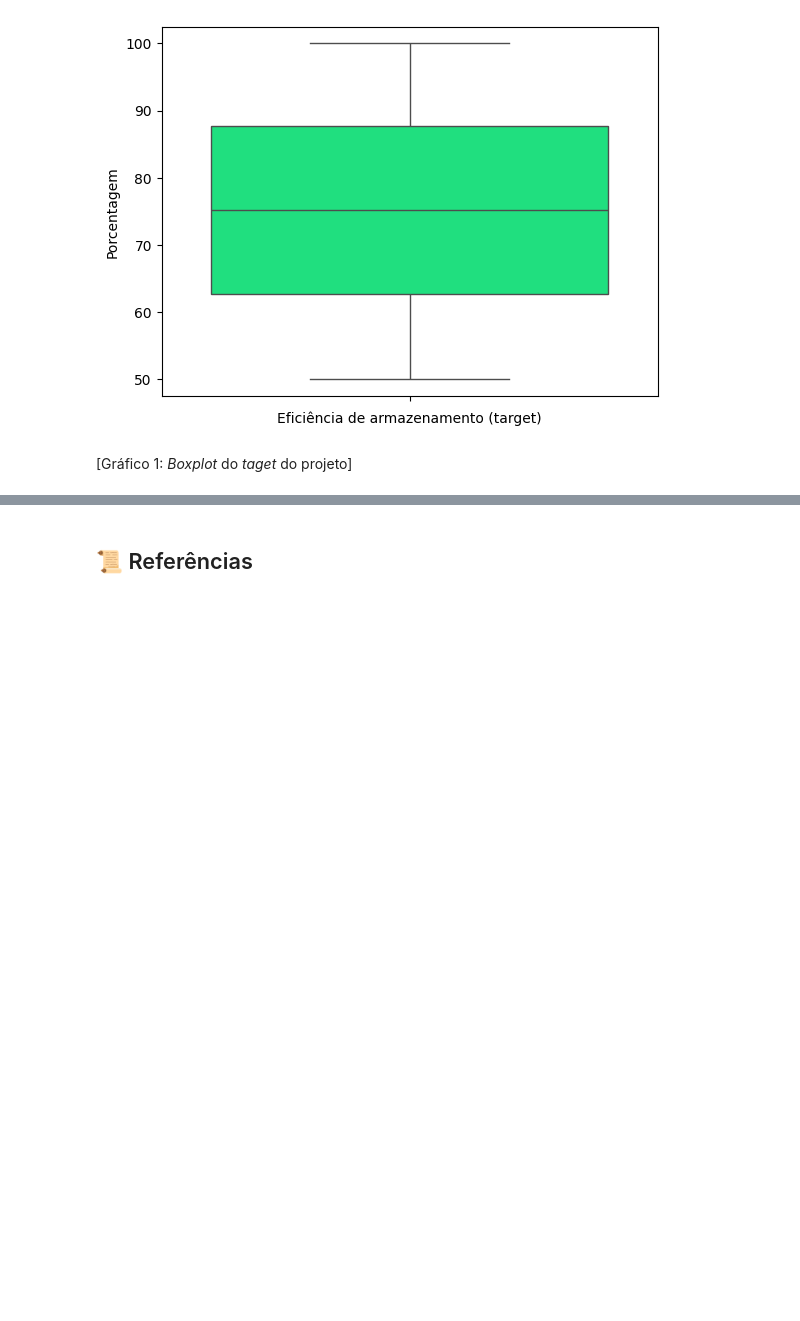
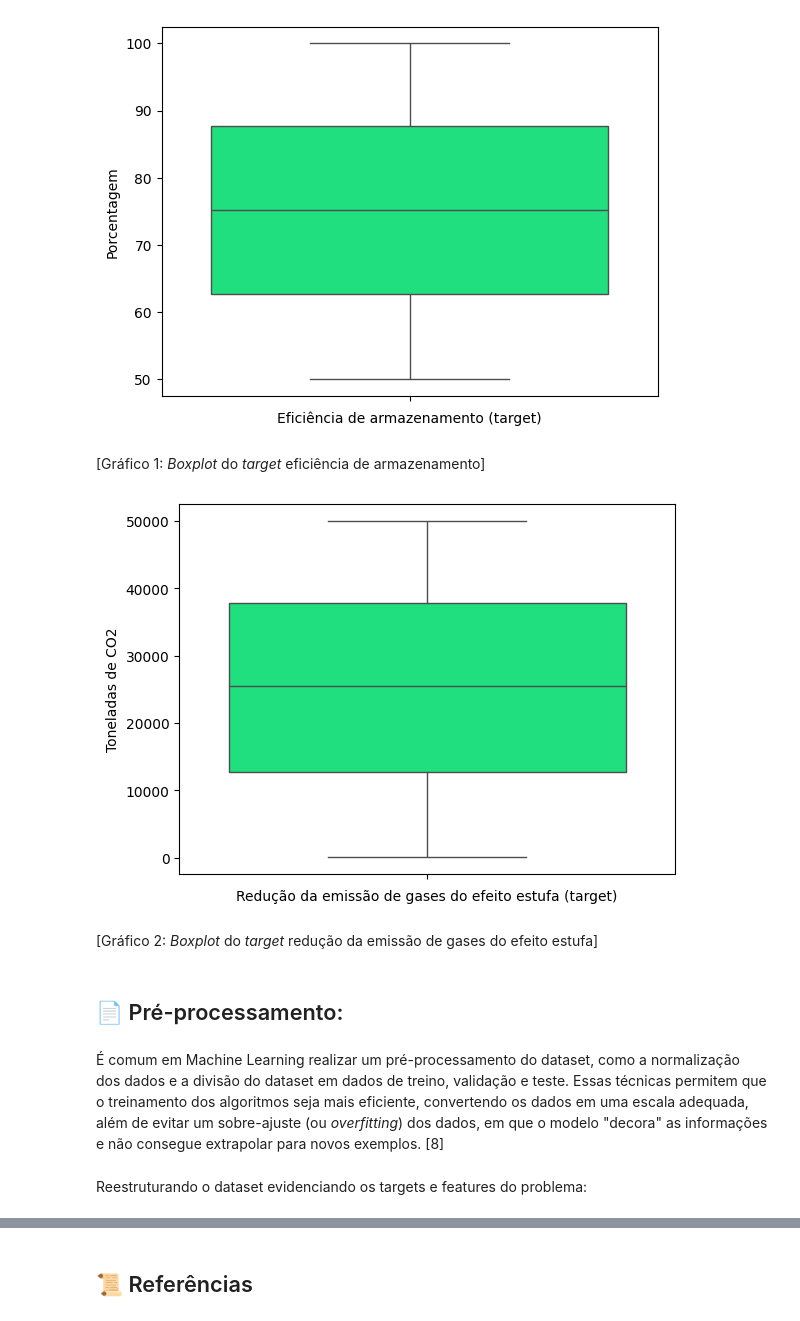
Before and after one commit to EnzoJanuzzi/Redes-Neurais---Tarrasque, a Jupyter notebook: Introdução.ipynb, the cells around one changed output, grey strips where cells are left out. Drawn from its saved outputs; the diff is of its cells as text; code cells hidden in the pictures; blank space fills up the shorter version.

```diff
--- a/Introdução.ipynb
+++ b/Introdução.ipynb
@@ -193,4 +210,16 @@ eixo.set_ylabel("Porcentagem");
 # %% [output]
 [figure]
 # %% [markdown]
-[Gráfico 1: *Boxplot* do *taget* do projeto]
+[Gráfico 1: *Boxplot* do *target* eficiência de armazenamento]
+# %%
+eixo = sns.boxplot(y=df_energia["GHG_Emission_Reduction_tCO2e"], color = "SpringGreen")
+eixo.set_xlabel("Redução da emissão de gases do efeito estufa (target)")
+eixo.set_ylabel("Toneladas de CO2");
+# %% [output]
+[figure, added]
+# %% [markdown]
+[Gráfico 2: *Boxplot* do *target* redução da emissão de gases do efeito estufa]
+# %% [markdown]
+## 📄 Pré-processamento:
+# %% [markdown]
+É comum em Machine Learning realizar um pré-processamento do dataset, como a normalização dos dados e a divisão do dataset em dados de treino, validação e teste. Essas técnicas permitem que o treinamento dos algoritmos seja mais eficiente, convertendo os dados em uma escala adequada, além de evitar um sobre-ajuste (ou *overfitting*) dos dados, em que o modelo "decora" as informações e não consegue extrapolar para novos exemplos. [8]
@@ -196,0 +231,2 @@ eixo.set_ylabel("Porcentagem");
+# %% [markdown]
+Reestruturando o dataset evidenciando os targets e features do problema:
```
Also changed, not shown: parts of 39 cells of this notebook, 1 other file.
